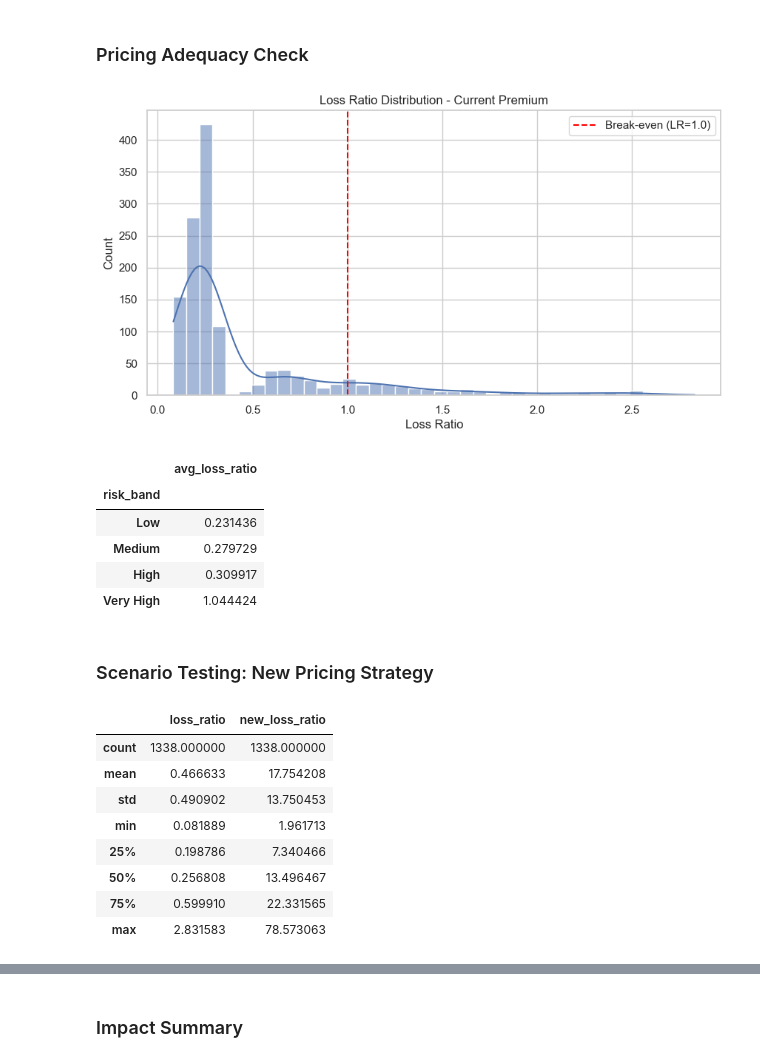
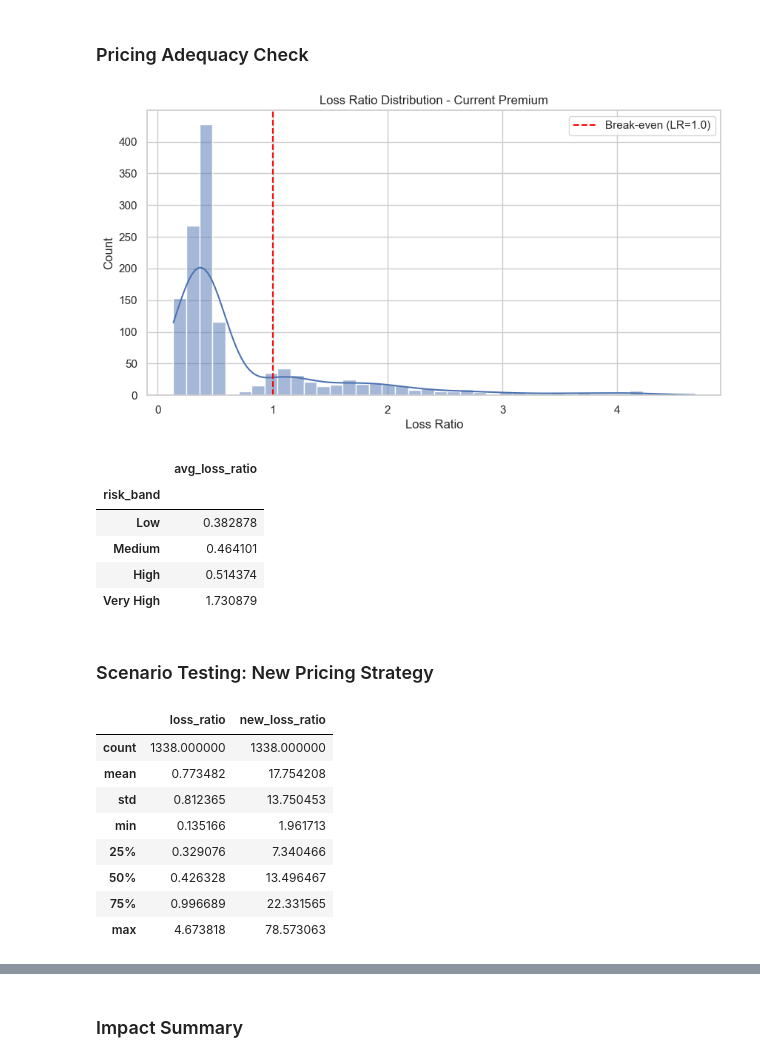
Before and after one commit to Kurodataio/Health-Insurance-Claims, a Jupyter notebook: health-insurance-claims.ipynb, the cells around one changed output, grey strips where cells are left out. Drawn from its saved outputs; the diff is of its cells as text; code cells hidden in the pictures.

```diff
--- a/health-insurance-claims.ipynb
+++ b/health-insurance-claims.ipynb
@@ -470,42 +470,42 @@ plt.show()
 # %% [markdown]
 ### Pricing Adequacy Check
 # %%
-# Legacy-style age-based premium
+# Legacy-style age-based premium #1
 # df["current_premium"] = df["age"] * 30 + 200
 
-# Assume current premium is based on simple age-based pricing
+# Simple age-based pricing #2
 # df["current_premium"] = df["age"] * 20 + 300
 
-# Add slope coefficient adjustment to pricing
-# current_premium = age * (slope_coefficient * age_steepness = 30) + base_premium
+# Add slope coefficient adjustment to pricing #3
+# current_premium = age * (slope_coefficient * age_steepness) + base_premium
 
-base_premium = 200
+base_premium =  200
 age_steepness = 30
-slope_coefficient = 25
+slope_coefficient = 15
 
-df["current_premium"] = df["age"] * (slope_coefficient * 30) + 200
+df["current_premium"] = df["age"] * (slope_coefficient * age_steepness) + base_premium
 
 df["loss_ratio"] = df["claims_cost"] / df["current_premium"]
 
 plt.figure(figsize=(10,5))
 sns.histplot(df["loss_ratio"], bins=40, kde=True)
 plt.axvline(1.0, color="red", linestyle="--", label="Break-even (LR=1.0)")
 plt.title("Loss Ratio Distribution - Current Premium")
 plt.xlabel("Loss Ratio")
 plt.legend()
 plt.savefig("images/Loss_Ratio_Distribution.png")  # Save Loss Ratio Distribution
 plt.show()
 # %% [output]
-[figure, old version]
+[figure, new version]
 # %%
 # df.groupby("risk_band")["loss_ratio"].mean()
 df.groupby("risk_band")["loss_ratio"].mean().to_frame("avg_loss_ratio")
 # %% [output]
 |  | avg_loss_ratio |
 | risk_band |  |
-| Low | 0.231436 |
-| Medium | 0.279729 |
-| High | 0.309917 |
-| Very High | 1.044424 |
+| Low | 0.382878 |
+| Medium | 0.464101 |
+| High | 0.514374 |
+| Very High | 1.730879 |
 # %% [markdown]
 ### Scenario Testing: New Pricing Strategy
@@ -528,13 +522,13 @@ df[["loss_ratio","new_loss_ratio"]].describe()
 # %% [output]
 |  | loss_ratio | new_loss_ratio |
 | count | 1338.000000 | 1338.000000 |
-| mean | 0.466633 | 17.754208 |
-| std | 0.490902 | 13.750453 |
-| min | 0.081889 | 1.961713 |
-| 25% | 0.198786 | 7.340466 |
-| 50% | 0.256808 | 13.496467 |
-| 75% | 0.599910 | 22.331565 |
-| max | 2.831583 | 78.573063 |
+| mean | 0.773482 | 17.754208 |
+| std | 0.812365 | 13.750453 |
+| min | 0.135166 | 1.961713 |
+| 25% | 0.329076 | 7.340466 |
+| 50% | 0.426328 | 13.496467 |
+| 75% | 0.996689 | 22.331565 |
+| max | 4.673818 | 78.573063 |
 # %%
 # Loss Ratio Distribution: Current vs Proposed Pricing
 
```
Also changed, not shown: parts of 3 cells of this notebook, 1 other file.
